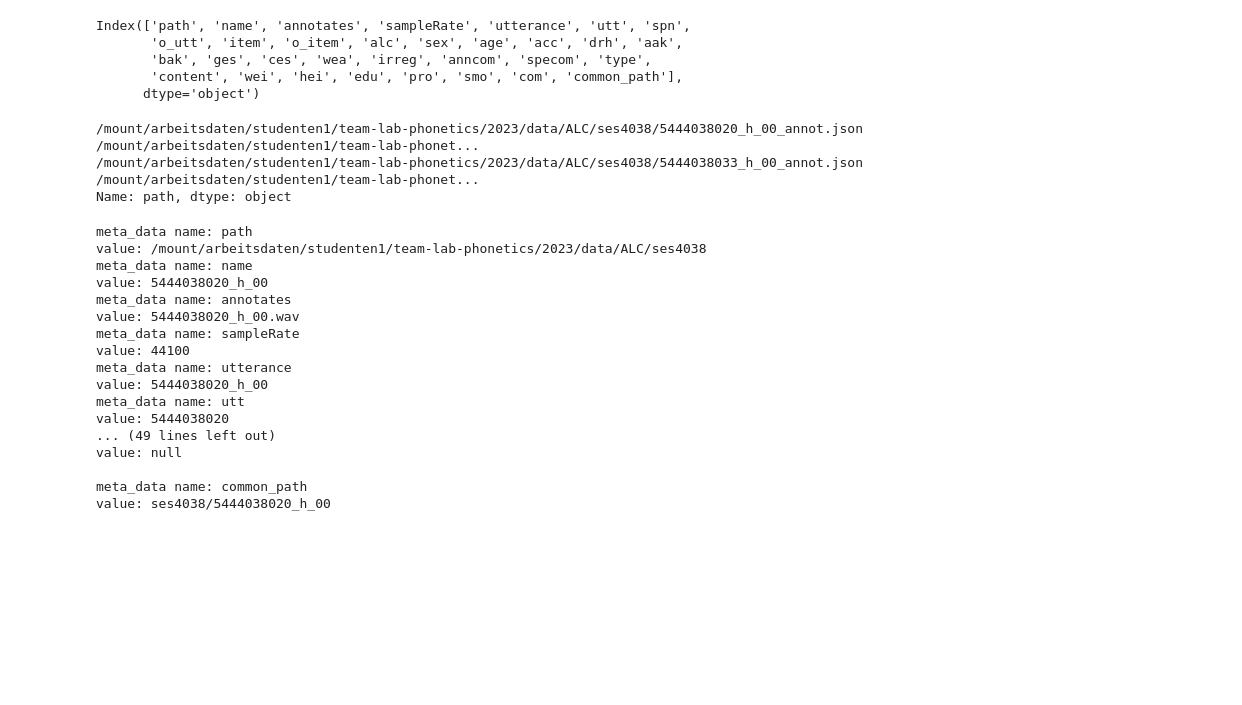
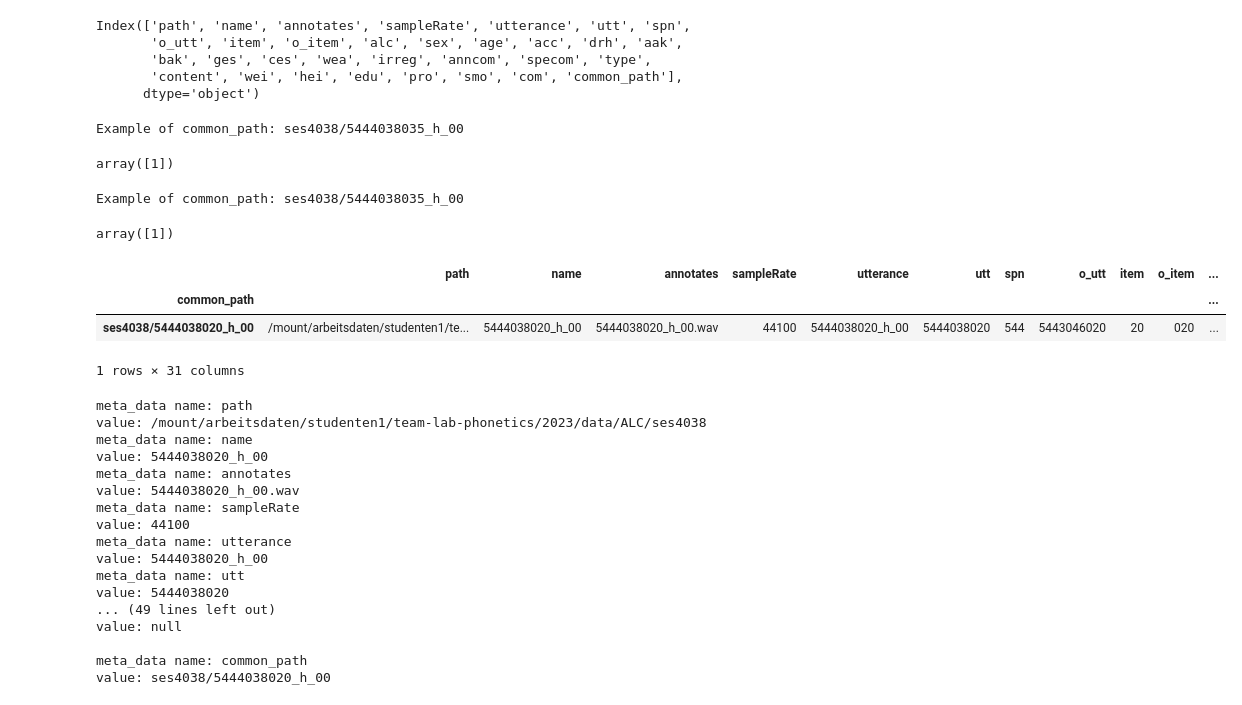
Before and after one commit to katja-kolos/intoxicat, a Jupyter notebook: preprocess/subsets_and_counts.ipynb, the cells around one changed output. Cells and saved outputs as stored; diff of their text form; code cells hidden in the pictures; blank space fills up the shorter version.

```diff
--- a/preprocess/subsets_and_counts.ipynb
+++ b/preprocess/subsets_and_counts.ipynb
@@ -75,9 +75,25 @@ Index(['path', 'name', 'annotates', 'sampleRate', 'utterance', 'utt', 'spn',
        'content', 'wei', 'hei', 'edu', 'pro', 'smo', 'com', 'common_path'],
       dtype='object')
 # %%
-meta_data_df['path'][:2]
+print('Example of common_path:', meta_data_df['common_path'][2])
+meta_data_df.groupby(['common_path']).size().reset_index(name='counts')['counts'].unique()
+#this means common_path is associated with one data sample each time and is safe to be used as index
 # %% [output]
-/mount/arbeitsdaten/studenten1/team-lab-phonetics/2023/data/ALC/ses4038/5444038020_h_00_annot.json    /mount/arbeitsdaten/studenten1/team-lab-phonet...
-/mount/arbeitsdaten/studenten1/team-lab-phonetics/2023/data/ALC/ses4038/5444038033_h_00_annot.json    /mount/arbeitsdaten/studenten1/team-lab-phonet...
-Name: path, dtype: object
+Example of common_path: ses4038/5444038035_h_00
+array([1])
+# %%
+print('Example of common_path:', features_df['common_path'][2])
+features_df.groupby(['common_path']).size().reset_index(name='counts')['counts'].unique() #same as above
+# %% [output]
+Example of common_path: ses4038/5444038035_h_00
+array([1])
+# %%
+features_df = features_df.set_index('common_path')
+meta_data_df = meta_data_df.set_index('common_path')
+meta_data_df.head(1)
+# %% [output]
+|  | path | name | annotates | sampleRate | utterance | utt | spn | o_utt | item | o_item | ... |
+| common_path |  |  |  |  |  |  |  |  |  |  | ... |
+| ses4038/5444038020_h_00 | /mount/arbeitsdaten/studenten1/te... | 5444038020_h_00 | 5444038020_h_00.wav | 44100 | 5444038020_h_00 | 5444038020 | 544 | 5443046020 | 20 | 020 | ... |
+1 rows × 31 columns
 # %%
```
Also changed, not shown: parts of 55 cells of this notebook.
